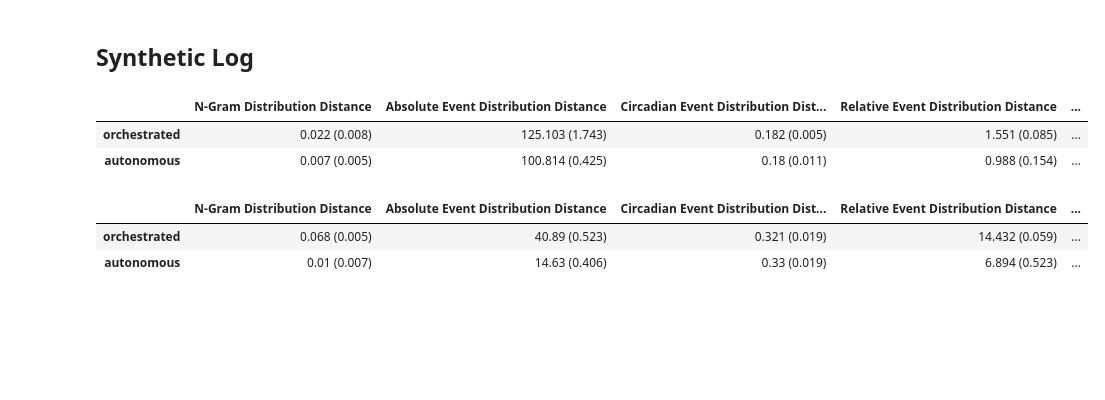
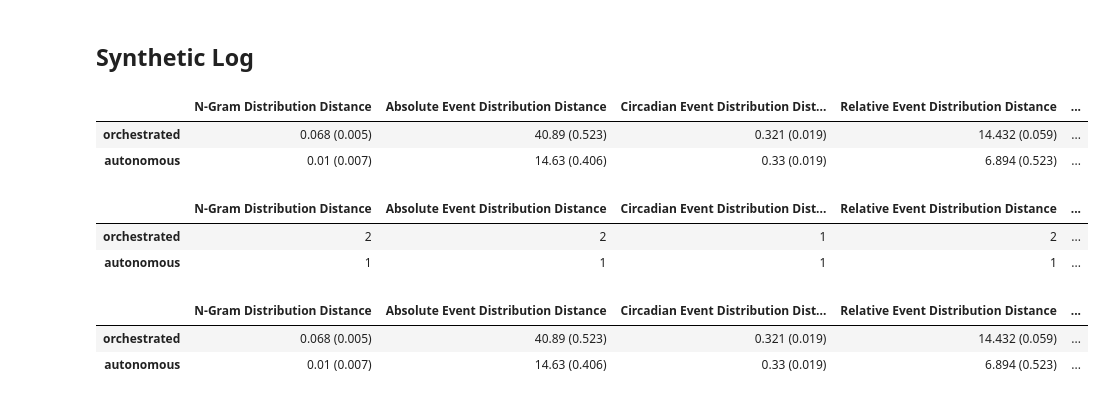
Before and after one commit to wekesaclinton/agentsimulator-bpm, a Jupyter notebook: analysis_notebooks/evaluation.ipynb, the cells around one changed output. Cells and saved outputs as stored; diff of their text form; code cells hidden in the pictures; blank space fills up the shorter version.

```diff
--- a/analysis_notebooks/evaluation.ipynb
+++ b/analysis_notebooks/evaluation.ipynb
@@ -212,8 +212,8 @@ def main_(log_paths, name_experiments):
             )
             all_metrics['CTDD'].append(ctdd)
 
-            rtmd = transition_matrix_distance(test_log, simulated_log, 'case_id', 'resource')
-            all_metrics['RTMD'].append(rtmd)
+            # rtmd = transition_matrix_distance(test_log, simulated_log, 'case_id', 'resource')
+            # all_metrics['RTMD'].append(rtmd)
 
         return all_metrics
 
@@ -248,7 +248,7 @@ def main_(log_paths, name_experiments):
             'CEDD': [],
             'REDD': [],
             'CTDD': [],
-            'RTMD': [],
+            # 'RTMD': [],
         }
 
         all_metrics = perform_evauluation(all_metrics, PATH_SIMULATED_LOG, test_log)
@@ -259,7 +259,7 @@ def main_(log_paths, name_experiments):
         mean_results.loc[index_names[experiment], 'Circadian Event Distribution Distance'] = round(np.mean(all_metrics['CEDD']), 3)
         mean_results.loc[index_names[experiment], 'Relative Event Distribution Distance'] = round(np.mean(all_metrics['REDD']), 3)
         mean_results.loc[index_names[experiment], 'Cycle Time Distribution Distance'] = round(np.mean(all_metrics['CTDD']), 3)
-        mean_results.loc[index_names[experiment], 'Resource Transition Matrix Distance'] = round(np.mean(all_metrics['RTMD']), 3)
+        # mean_results.loc[index_names[experiment], 'Resource Transition Matrix Distance'] = round(np.mean(all_metrics['RTMD']), 3)
 
 
 
@@ -269,5 +269,5 @@ def main_(log_paths, name_experiments):
         results_df.loc[index_names[experiment], 'Circadian Event Distribution Distance'] = f"{round(np.mean(all_metrics['CEDD']), 3)} ({round(np.std(all_metrics['CEDD']), 3)})"
         results_df.loc[index_names[experiment], 'Relative Event Distribution Distance'] = f"{round(np.mean(all_metrics['REDD']), 3)} ({round(np.std(all_metrics['REDD']), 3)})"
         results_df.loc[index_names[experiment], 'Cycle Time Distribution Distance'] = f"{round(np.mean(all_metrics['CTDD']), 3)} ({round(np.std(all_metrics['CTDD']), 3)})"
-        results_df.loc[index_names[experiment], 'Resource Transition Matrix Distance'] = f"{round(np.mean(all_metrics['RTMD']), 3)} ({round(np.std(all_metrics['RTMD']), 3)})"
+        # results_df.loc[index_names[experiment], 'Resource Transition Matrix Distance'] = f"{round(np.mean(all_metrics['RTMD']), 3)} ({round(np.std(all_metrics['RTMD']), 3)})"
     return mean_results, results_df
@@ -504,11 +692,11 @@ results_df
 # %% [markdown]
 ## Synthetic Log
 # %%
-PATH_TEST_LOG_MAS_orchestrated = '../simulated_data/synthetic_log_calendars/orchestrated/test_preprocessed.csv'
-PATH_SIMULATED_LOG_MAS_orchestrated = '../simulated_data/synthetic_log_calendars/orchestrated'
+PATH_TEST_LOG_MAS_orchestrated = '../simulated_data/synthetic_log_calendars_2/orchestrated/test_preprocessed.csv'
+PATH_SIMULATED_LOG_MAS_orchestrated = '../simulated_data/synthetic_log_calendars_2/orchestrated'
 
-PATH_TEST_LOG_MAS_autonomous = '../simulated_data/synthetic_log_calendars/autonomous/test_preprocessed.csv'
-PATH_SIMULATED_LOG_MAS_autonomous = '../simulated_data/synthetic_log_calendars/autonomous'
+PATH_TEST_LOG_MAS_autonomous = '../simulated_data/synthetic_log_calendars_2/autonomous/test_preprocessed.csv'
+PATH_SIMULATED_LOG_MAS_autonomous = '../simulated_data/synthetic_log_calendars_2/autonomous'
 
 log_paths = [
     [PATH_TEST_LOG_MAS_orchestrated, PATH_SIMULATED_LOG_MAS_orchestrated],
@@ -517,12 +705,18 @@ log_paths = [
 
 name_experiments = ['orchestrated', 'autonomous']
 
-mean_results, results_df = main_(log_paths, name_experiments)
+mean_results, results_df, ranking_df = main_(log_paths, name_experiments)
 results_df
 # %% [output]
 |  | N-Gram Distribution Distance | Absolute Event Distribution Distance | Circadian Event Distribution Dist... | Relative Event Distribution Distance | ... |
-| orchestrated | 0.022 (0.008) | 125.103 (1.743) | 0.182 (0.005) | 1.551 (0.085) | ... |
-| autonomous | 0.007 (0.005) | 100.814 (0.425) | 0.18 (0.011) | 0.988 (0.154) | ... |
+| orchestrated | 0.068 (0.005) | 40.89 (0.523) | 0.321 (0.019) | 14.432 (0.059) | ... |
+| autonomous | 0.01 (0.007) | 14.63 (0.406) | 0.33 (0.019) | 6.894 (0.523) | ... |
+# %%
+ranking_df
+# %% [output]
+|  | N-Gram Distribution Distance | Absolute Event Distribution Distance | Circadian Event Distribution Dist... | Relative Event Distribution Distance | ... |
+| orchestrated | 2 | 2 | 1 | 2 | ... |
+| autonomous | 1 | 1 | 1 | 1 | ... |
 # %%
 PATH_TEST_LOG_MAS_orchestrated = '../simulated_data/synthetic_log_calendars_2/orchestrated/test_preprocessed.csv'
 PATH_SIMULATED_LOG_MAS_orchestrated = '../simulated_data/synthetic_log_calendars_2/orchestrated'
```
Also changed, not shown: parts of 3 cells of this notebook, 2 other files.
